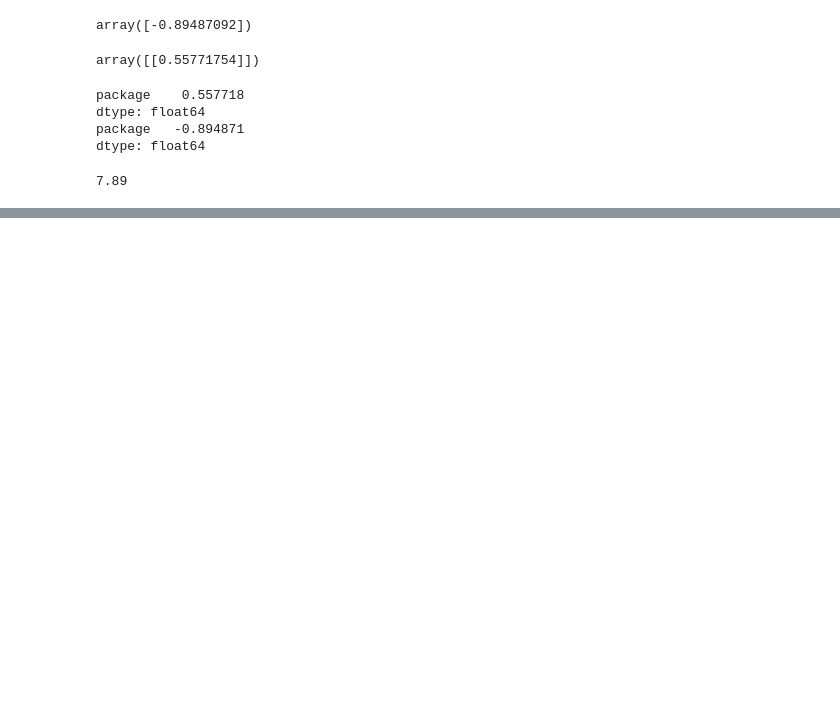
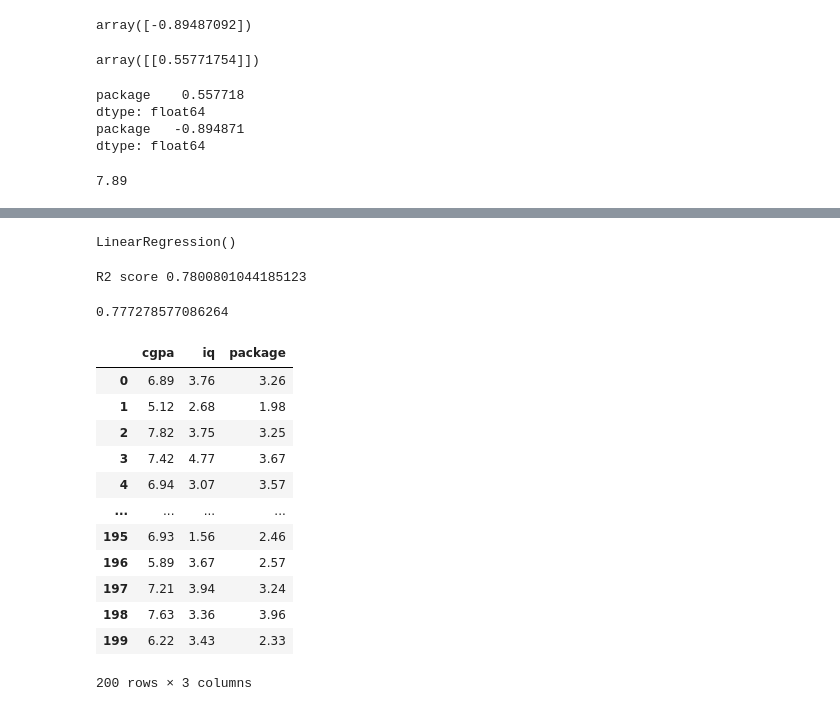
Before and after one commit to shiv-1234567/LINEAR-REGRESSION-, a Jupyter notebook: linear regresssion.ipynb, the cells around one changed output, grey strips where cells are left out. Drawn from its saved outputs; the diff is of its cells as text; code cells hidden in the pictures; blank space fills up the shorter version.

```diff
--- a/linear regresssion.ipynb
+++ b/linear regresssion.ipynb
@@ -139,0 +209,14 @@ IE R2 SCORE MSE ,MAE, RMSE, ADJUSTED R2 SCORE THEY ALL TELL HOW MUCH ERROR OUR M
+# %%
+lr.fit(X_train,y_train)
+# %% [output]
+LinearRegression()
+# %%
+y_pred = lr.predict(X_test)
+print("R2 score",r2_score(y_test,y_pred))
+r2 = r2_score(y_test,y_pred)
+# %% [output]
+R2 score 0.7800801044185123
+# %%
+1 - ((1-r2)*(X_train.shape[0]-1)/(X_train.shape[0]-1-2))
+# %% [output]
+0.777278577086264
@@ -139,0 +225,23 @@ IE R2 SCORE MSE ,MAE, RMSE, ADJUSTED R2 SCORE THEY ALL TELL HOW MUCH ERROR OUR M
+# %%
+import matplotlib.pyplot as plt
+
+new_df2 = df.copy()
+
+new_df2['iq'] = new_df2['package'] + (np.random.randint(-12,12,200)/10)
+
+new_df2 = new_df2[['cgpa','iq','package']]
+new_df2
+# %% [output]
+|  | cgpa | iq | package |
+| 0 | 6.89 | 3.76 | 3.26 |
+| 1 | 5.12 | 2.68 | 1.98 |
+| 2 | 7.82 | 3.75 | 3.25 |
+| 3 | 7.42 | 4.77 | 3.67 |
+| 4 | 6.94 | 3.07 | 3.57 |
+| ... | ... | ... | ... |
+| 195 | 6.93 | 1.56 | 2.46 |
+| 196 | 5.89 | 3.67 | 2.57 |
+| 197 | 7.21 | 3.94 | 3.24 |
+| 198 | 7.63 | 3.36 | 3.96 |
+| 199 | 6.22 | 3.43 | 2.33 |
+200 rows × 3 columns
```
Also changed, not shown: parts of 21 cells of this notebook.
